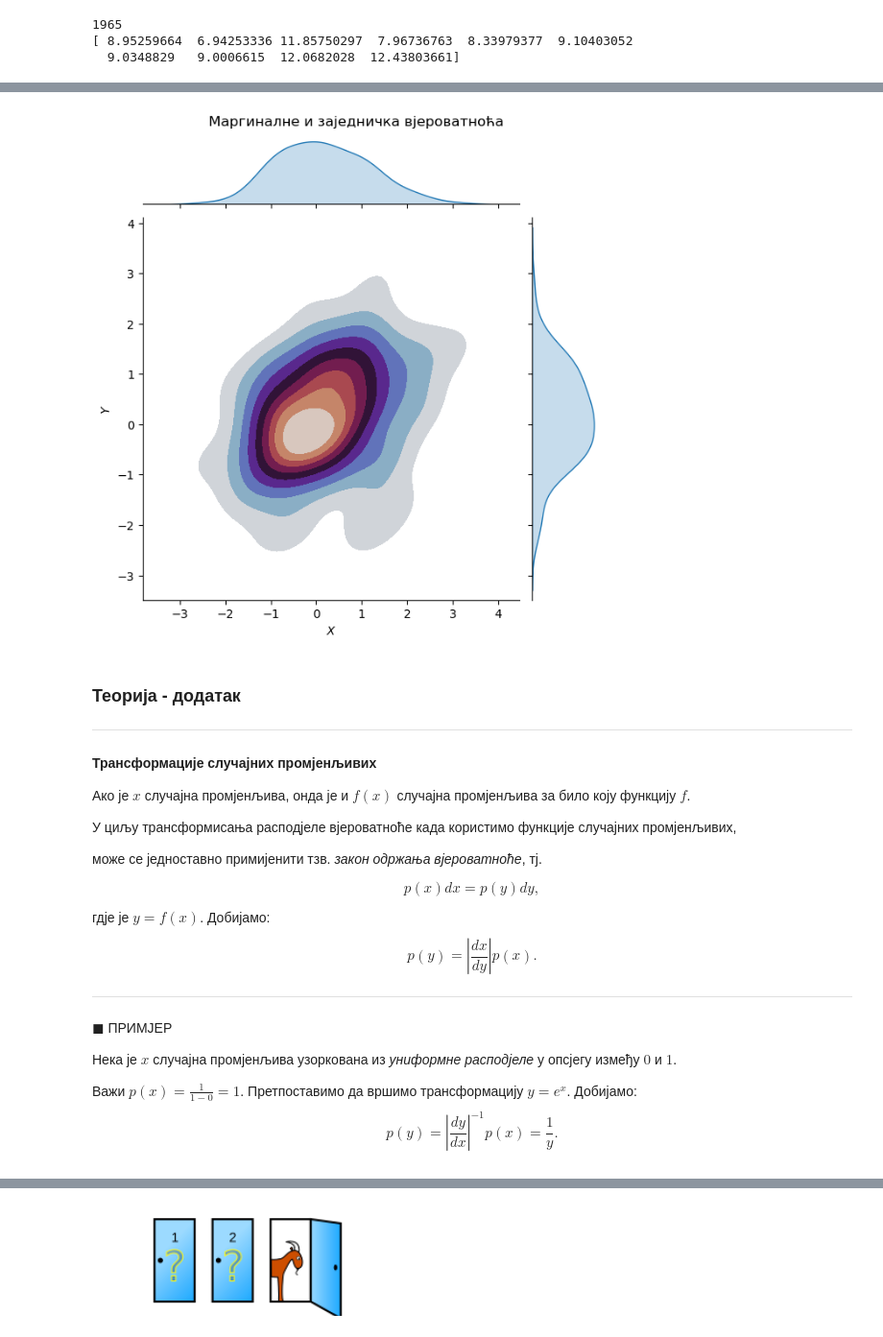
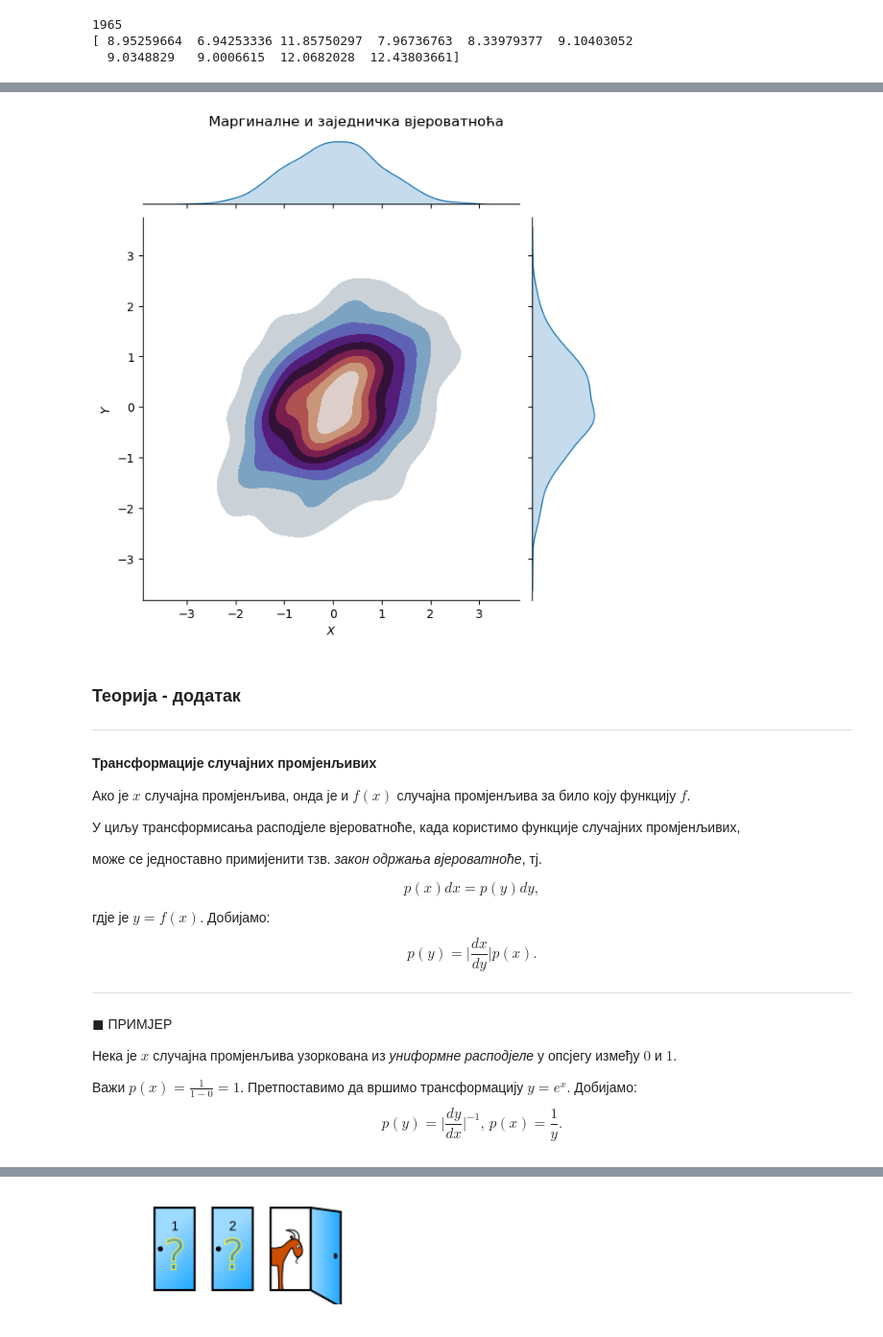
Before and after one commit to zorzeus/Astrostatistika, a Jupyter notebook: as_01.ipynb, the cells around one changed output, grey strips where cells are left out. Shown at 96% size. Drawn from its saved outputs; the diff is of its cells as text; code cells hidden in the pictures.

```diff
--- a/as_01.ipynb
+++ b/as_01.ipynb
@@ -492,16 +491,16 @@ plt.show()
 # %%
 # генерисање података
 mean = [0, 0]  # средње вриједности
 cov = [[0.9, 0.3], [0.3, 0.9]]  # коваријациона матрица
-x, y = np.random.multivariate_normal(mean, cov, 100).T # генерисање узорака
+x, y = np.random.multivariate_normal(mean, cov, 1000).T # генерисање узорака
 
-# Приказ заједничке и маргиналних вјероватоћа
+# приказ заједничке и маргиналних вјероватоћа
 g = sns.jointplot(x=x, y=y, kind="kde", fill=True, cmap='twilight')
 g.set_axis_labels('$X$', '$Y$')
 plt.suptitle('Маргиналне и заједничка вјероватноћа', y=1.02)
 plt.show()
 # %% [output]
-[figure, old version]
+[figure, new version]
 # %% [markdown]
 ### Теорија - додатак
 
@@ -511,7 +510,7 @@ plt.show()
 
 Ако је $x$ случајна промјенљива, онда је и $f(x)$ случајна промјенљива за било коју функцију $f$.
 
-У циљу трансформисања расподјеле вјероватноће када користимо функције случајних промјенљивих,
+У циљу трансформисања расподјеле вјероватноће, када користимо функције случајних промјенљивих,
 
 може се једноставно примијенити тзв. *закон одржања вјероватноће*, тј.
 
@@ -521,7 +520,7 @@ $$
 
 гдје је $y = f(x)$. Добијамо:
 $$
-p(y) = \left| \frac{dx}{dy} \right| p(x).
+p(y) = \Bigg| \frac{dx}{dy} \Bigg| p(x).
 $$
 
 ---
@@ -532,7 +531,7 @@ $\blacksquare$ ПРИМЈЕР
 
 Важи $p(x) = \frac{1}{1 - 0} = 1$. Претпоставимо да вршимо трансформацију $y = e^x$. Добијамо:
 $$
-p(y) = \left| \frac{dy}{dx} \right|^{-1} p(x) = \frac{1}{y}.
+p(y) = \Bigg| \frac{dy}{dx} \Bigg|^{-1},\, p(x) = \frac{1}{y}.
 $$
 # %% [markdown]
 ### Програмирање - 3. дио
```
Also changed, not shown: parts of 16 cells of this notebook, 1 other file.
